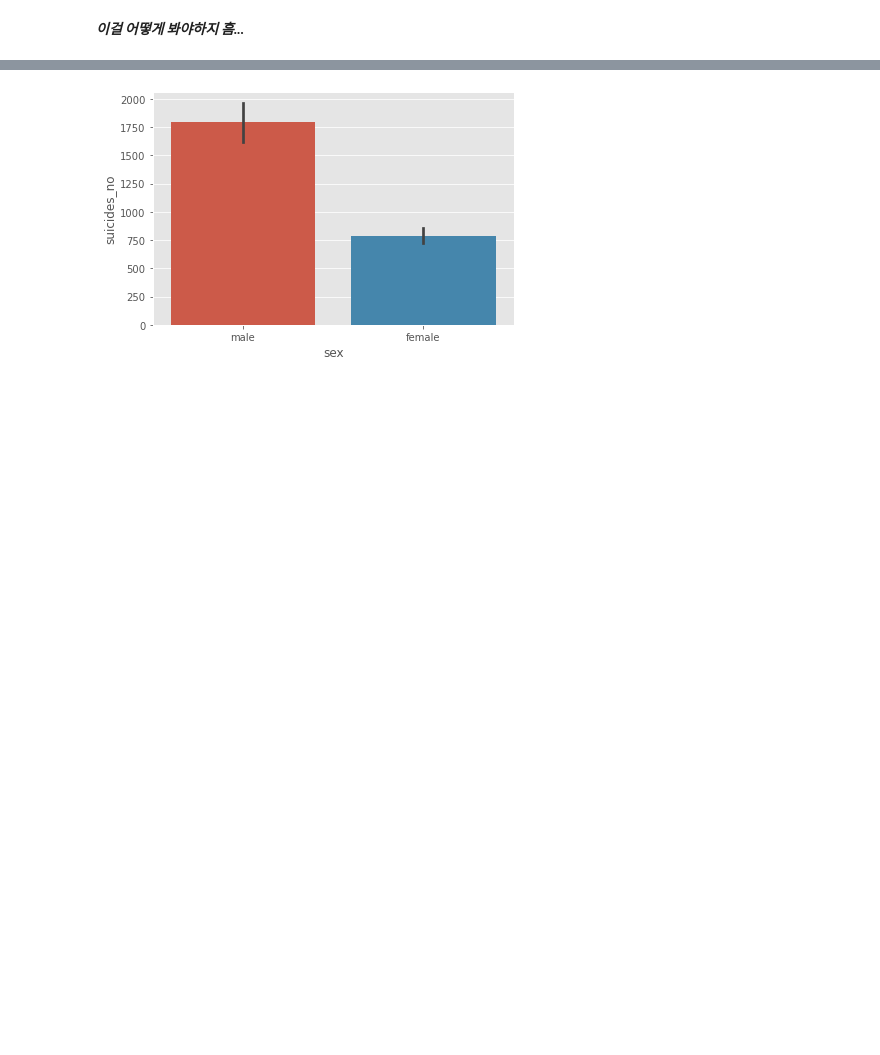
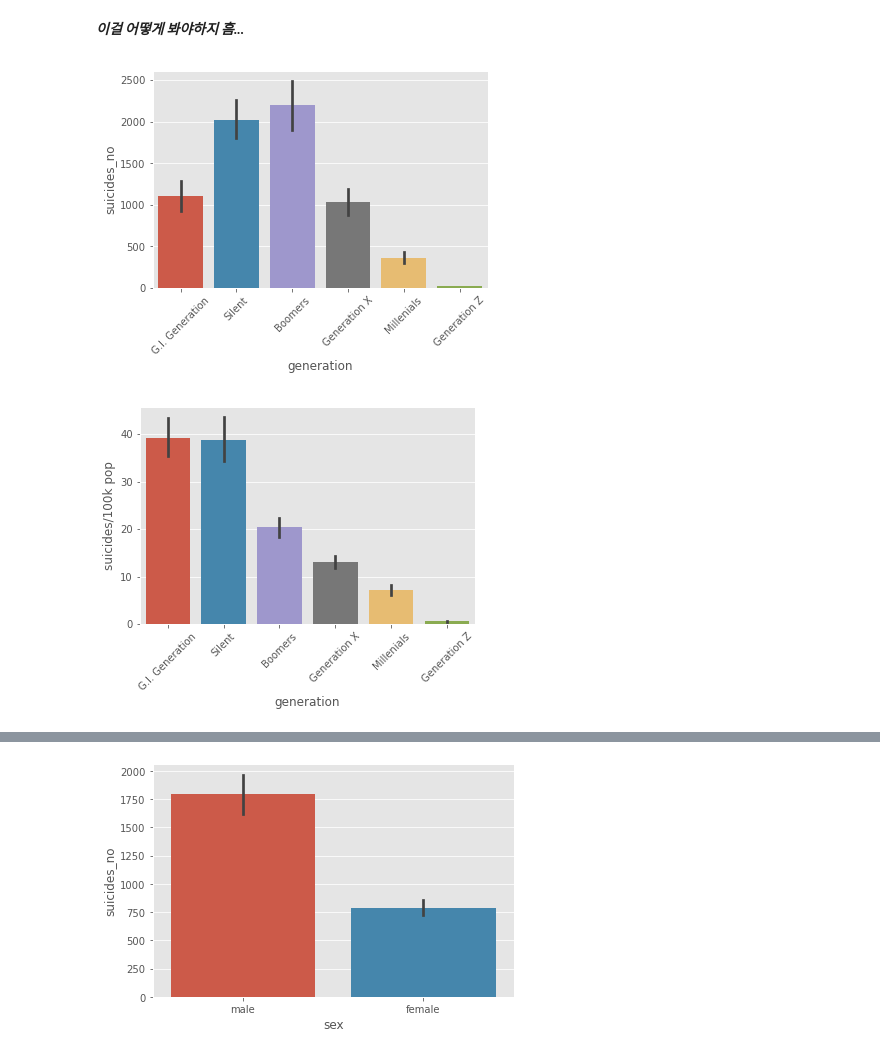
Before and after one commit to skdbsxir/DS-Studying, a Jupyter notebook: [Self Project]/X001-3. Suicides Rates Overview.ipynb, the cells around one changed output, grey strips where cells are left out. Saved outputs shown, nothing was run; the diff lists cells and outputs as text; code cells hidden in the pictures; blank space fills up the shorter version.

```diff
--- a/[Self Project]/X001-3. Suicides Rates Overview.ipynb
+++ b/[Self Project]/X001-3. Suicides Rates Overview.ipynb
@@ -293,2 +294,14 @@ Name: age, dtype: int64
 # %% [markdown]
 ***이걸 어떻게 봐야하지 흠...***
+# %%
+# 일단 세대별로 한번 봐보자.
+sns.barplot(x=df['generation'], y=df['suicides_no'])
+plt.xticks(rotation=45)
+plt.show()
+
+sns.barplot(x=df['generation'], y=df['suicides/100k pop'])
+plt.xticks(rotation=45)
+plt.show()
+# %% [output]
+[figure, added]
+[figure, added]
```
Also changed, not shown: parts of 9 cells of this notebook.
